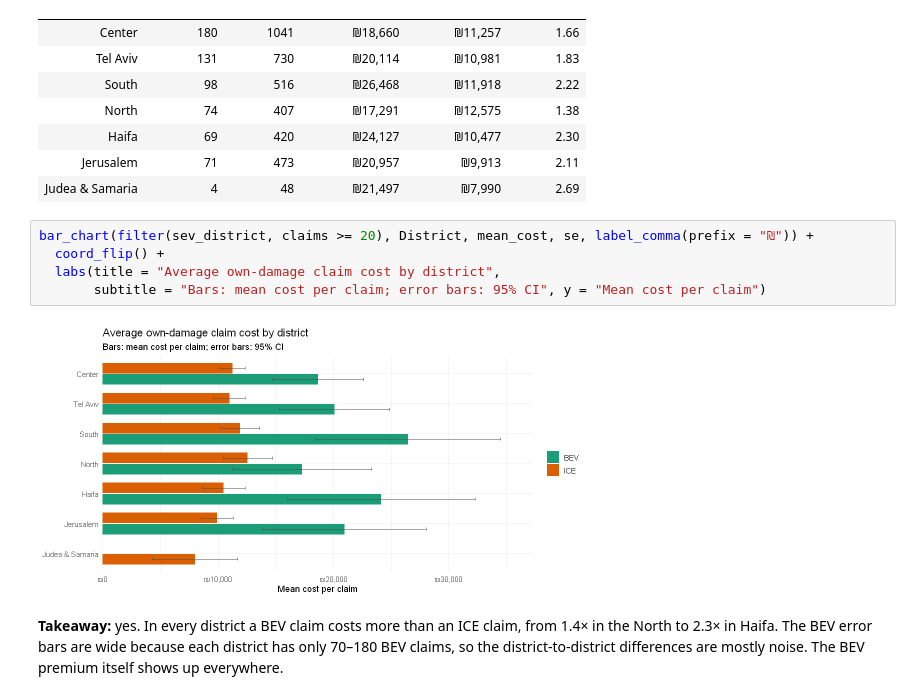
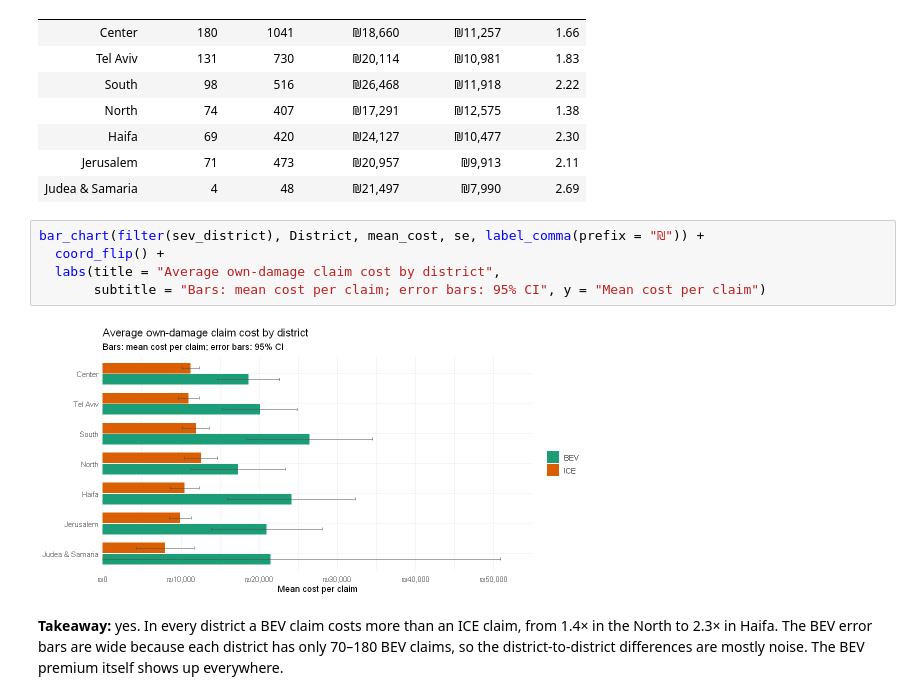
Before and after one commit to saar-cohen/actuarial-seminar-ev-pricing, a Jupyter notebook: notebooks/02b_eda_merged_features.ipynb, the cells around one changed output. Drawn from its saved outputs; the diff is of its cells as text.

```diff
--- a/notebooks/02b_eda_merged_features.ipynb
+++ b/notebooks/02b_eda_merged_features.ipynb
@@ -132,12 +132,12 @@ A tibble: 7 × 6
 | Jerusalem | 71 | 473 | ₪20,957 | ₪9,913 | 2.11 |
 | Judea & Samaria | 4 | 48 | ₪21,497 | ₪7,990 | 2.69 |
 # %%
-bar_chart(filter(sev_district, claims >= 20), District, mean_cost, se, label_comma(prefix = "₪")) +
+bar_chart(filter(sev_district), District, mean_cost, se, label_comma(prefix = "₪")) +
   coord_flip() +
   labs(title = "Average own-damage claim cost by district",
        subtitle = "Bars: mean cost per claim; error bars: 95% CI", y = "Mean cost per claim")
 # %% [output]
-[figure, old version]
+[figure, new version]
 # %% [markdown]
 **Takeaway:** yes. In every district a BEV claim costs more than an ICE claim, from 1.4× in the North to 2.3× in Haifa. The BEV error bars are wide because each district has only 70–180 BEV claims, so the district-to-district differences are mostly noise. The BEV premium itself shows up everywhere.
 # %% [markdown]
```
